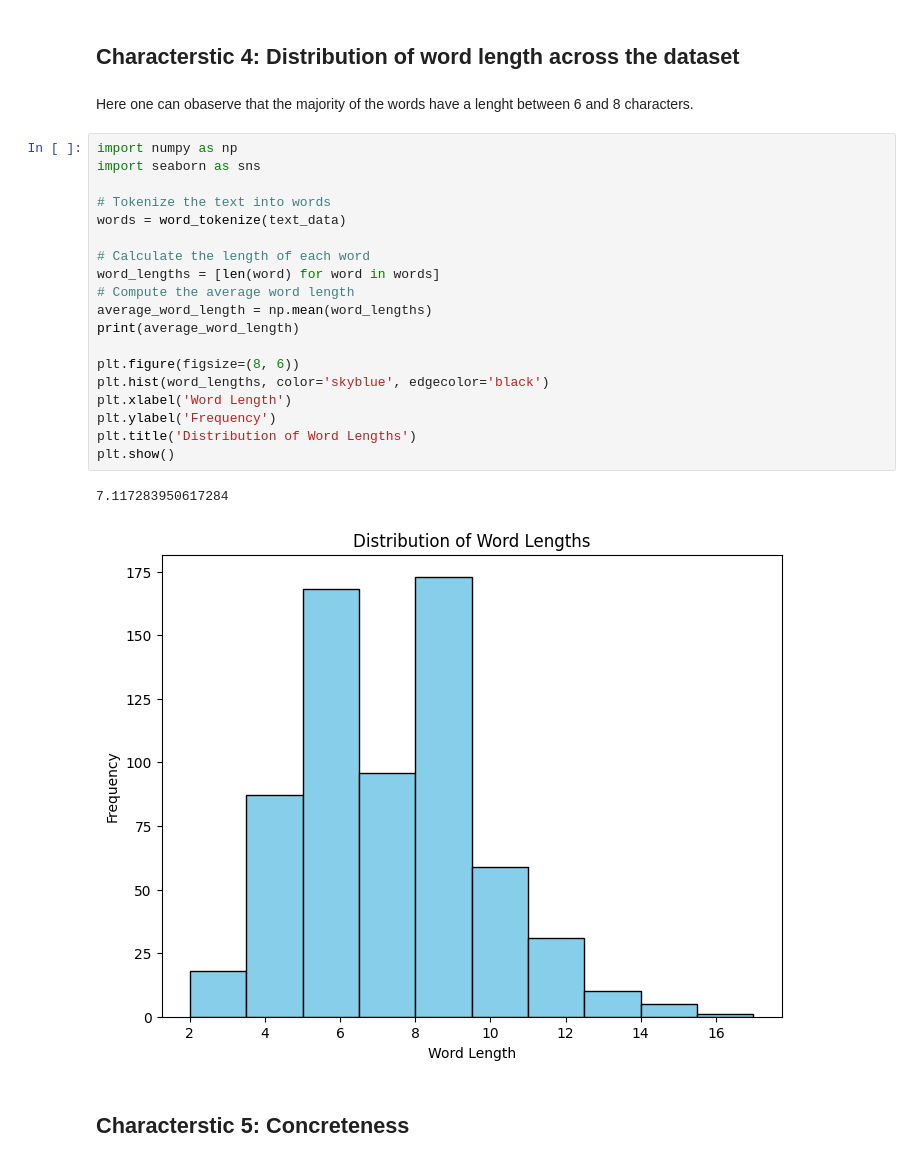
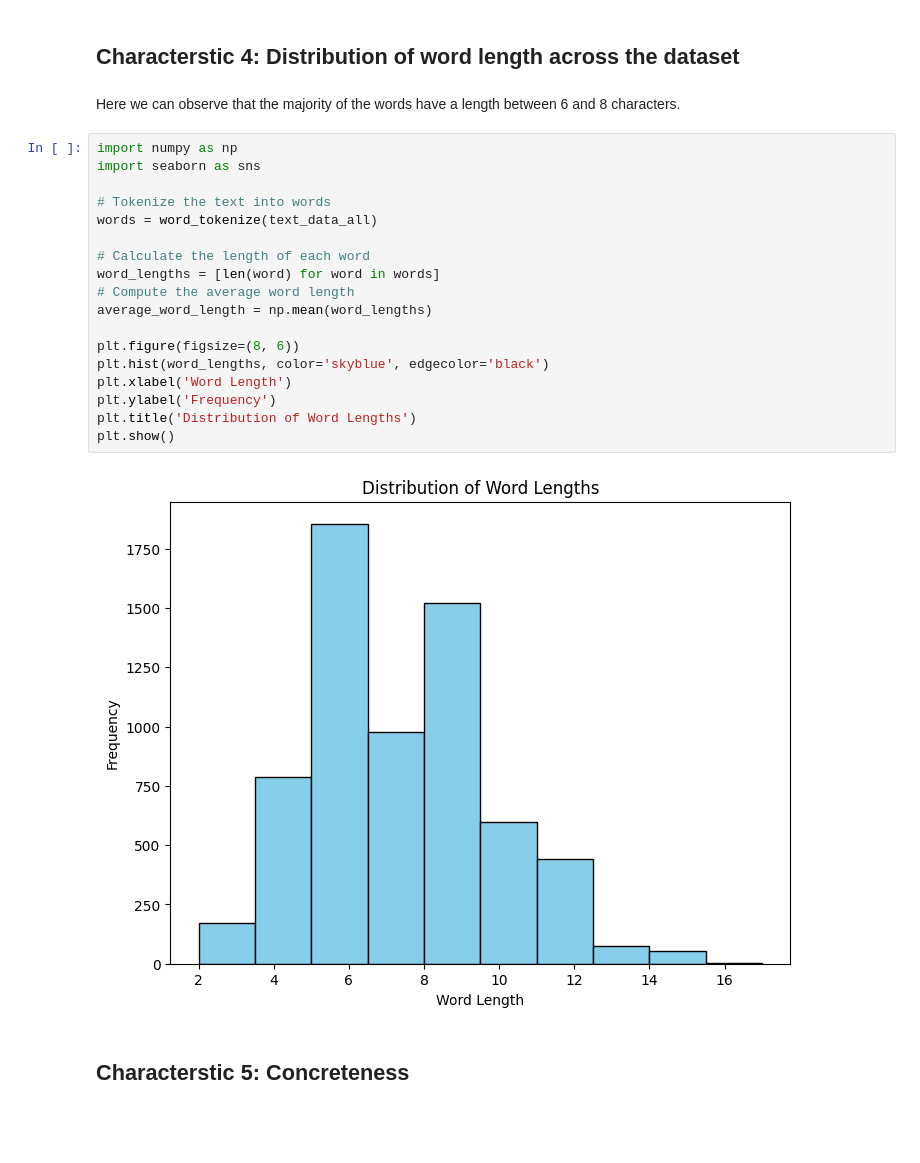
Before and after one commit to asarthaks/plausibility_classification, a Jupyter notebook: analysis/ExploratoryDataAnalysis - PEP.ipynb, the cells around one changed output. Drawn from its saved outputs; the diff is of its cells as text; blank space fills up the shorter version.

```diff
--- a/analysis/ExploratoryDataAnalysis - PEP.ipynb
+++ b/analysis/ExploratoryDataAnalysis - PEP.ipynb
@@ -196,29 +196,27 @@ __Analysis:__ The majority of words are being seen only once in the dataset
 # %% [markdown]
 ## __Characterstic 4:__ Distribution of word length across the dataset
 # %% [markdown]
-Here one can obaserve that the majority of the words have a lenght between 6 and 8 characters.
+Here we can observe that the majority of the words have a length between 6 and 8 characters.
 # %%
 import numpy as np
 import seaborn as sns
 
 # Tokenize the text into words
-words = word_tokenize(text_data)
+words = word_tokenize(text_data_all)
 
 # Calculate the length of each word
 word_lengths = [len(word) for word in words]
 # Compute the average word length
 average_word_length = np.mean(word_lengths)
-print(average_word_length)
 
 plt.figure(figsize=(8, 6))
 plt.hist(word_lengths, color='skyblue', edgecolor='black')
 plt.xlabel('Word Length')
 plt.ylabel('Frequency')
 plt.title('Distribution of Word Lengths')
 plt.show()
 # %% [output]
-7.117283950617284
-[figure, old version]
+[figure, new version]
 # %% [markdown]
 ## __Characterstic 5:__  Concreteness
 # %% [markdown]
```
Also changed, not shown: parts of 11 cells of this notebook.
